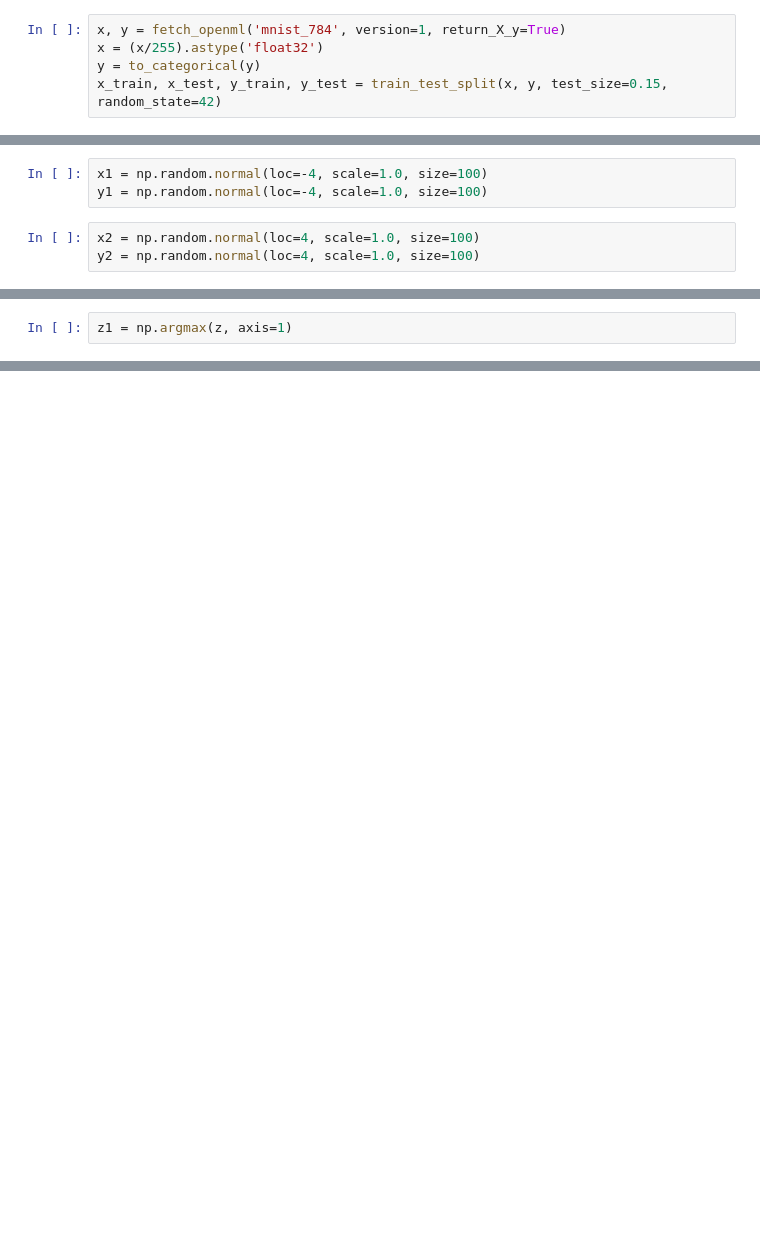
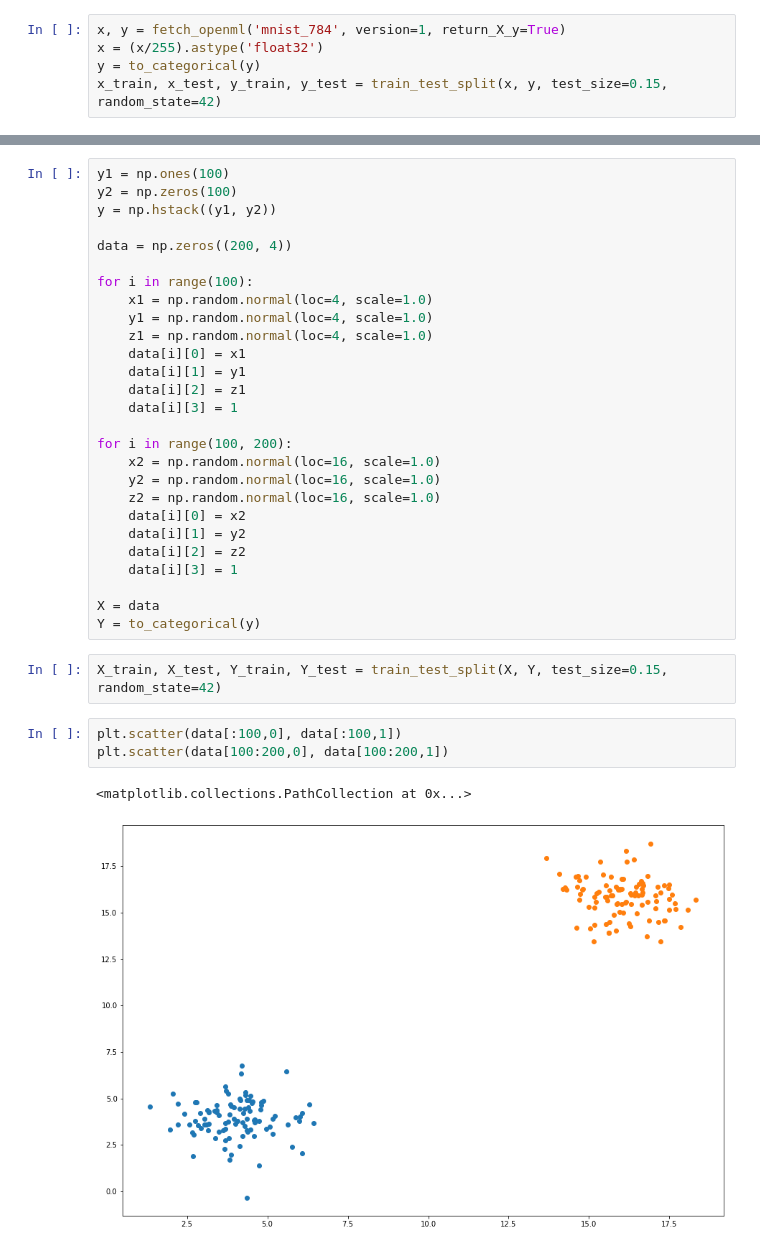
Before and after one commit to JackDrinkwater/machine_learning_lessons, a Jupyter notebook: Simple_NN.ipynb, the cells around one changed output, grey strips where cells are left out. Saved outputs shown, nothing was run; the diff lists cells and outputs as text; blank space fills up the shorter version.

```diff
--- a/Simple_NN.ipynb
+++ b/Simple_NN.ipynb
@@ -170,6 +30,0 @@ nn.accuracy(y_test_pred, y_test)
-# %%
-x1 = np.random.normal(loc=-4, scale=1.0, size=100)
-y1 = np.random.normal(loc=-4, scale=1.0, size=100)
-# %%
-x2 = np.random.normal(loc=4, scale=1.0, size=100)
-y2 = np.random.normal(loc=4, scale=1.0, size=100)
@@ -210,2 +30,0 @@ z = np.array([[1,2,3],
-# %%
-z1 = np.argmax(z, axis=1)
@@ -215,0 +146,35 @@ array([2, 2])
+# %%
+y1 = np.ones(100)
+y2 = np.zeros(100)
+y = np.hstack((y1, y2))
+
+data = np.zeros((200, 4))
+
+for i in range(100):
+    x1 = np.random.normal(loc=4, scale=1.0)
+    y1 = np.random.normal(loc=4, scale=1.0)
+    z1 = np.random.normal(loc=4, scale=1.0)
+    data[i][0] = x1
+    data[i][1] = y1
+    data[i][2] = z1
+    data[i][3] = 1
+
+for i in range(100, 200):
+    x2 = np.random.normal(loc=16, scale=1.0)
+    y2 = np.random.normal(loc=16, scale=1.0)
+    z2 = np.random.normal(loc=16, scale=1.0)
+    data[i][0] = x2
+    data[i][1] = y2
+    data[i][2] = z2
+    data[i][3] = 1
+
+X = data
+Y = to_categorical(y)
+# %%
+X_train, X_test, Y_train, Y_test = train_test_split(X, Y, test_size=0.15, random_state=42)
+# %%
+plt.scatter(data[:100,0], data[:100,1])
+plt.scatter(data[100:200,0], data[100:200,1])
+# %% [output]
+<matplotlib.collections.PathCollection at 0x...>
+[figure, added]
```
Also changed, not shown: parts of 32 cells of this notebook.
